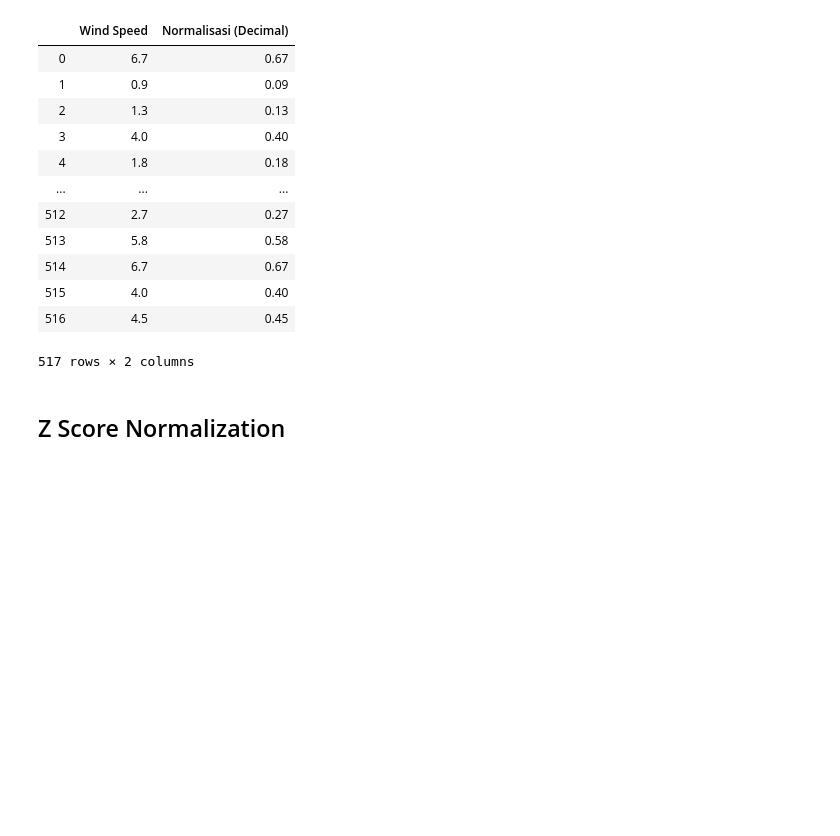
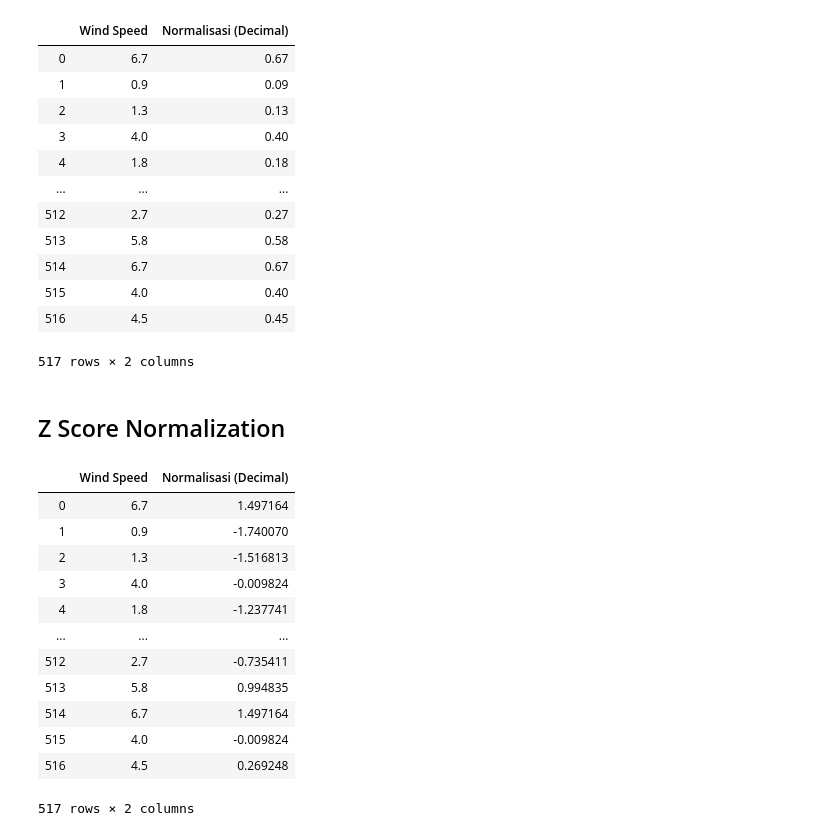
Before and after one commit to ibnutriyuono/machine-learning2019, a Jupyter notebook: Tugas 2 Normalization .ipynb, the cells around one changed output. Drawn from its saved outputs; the diff is of its cells as text; code cells hidden in the pictures; blank space fills up the shorter version.

Commit message:
adding normalized forrest fire data

```diff
--- a/Tugas 2 Normalization .ipynb
+++ b/Tugas 2 Normalization .ipynb
@@ -356,5 +356,19 @@ dataWindSpeedDecimali
 # %% [markdown]
 ## Z Score Normalization
 # %%
-dataSepalLengthZScore = pd.DataFrame({'Wi': sepalLength, 'Normalisasi (Decimal)': zscore(sepalLength)})
-dataSepalLengthZScore
+dataWindSpeedZ = pd.DataFrame({'Wind Speed': windSpeed, 'Normalisasi (Decimal)': zscore(windSpeed)})
+dataWindSpeedZ
+# %% [output]
+|  | Wind Speed | Normalisasi (Decimal) |
+| 0 | 6.7 | 1.497164 |
+| 1 | 0.9 | -1.740070 |
+| 2 | 1.3 | -1.516813 |
+| 3 | 4.0 | -0.009824 |
+| 4 | 1.8 | -1.237741 |
+| ... | ... | ... |
+| 512 | 2.7 | -0.735411 |
+| 513 | 5.8 | 0.994835 |
+| 514 | 6.7 | 1.497164 |
+| 515 | 4.0 | -0.009824 |
+| 516 | 4.5 | 0.269248 |
+517 rows × 2 columns
```
